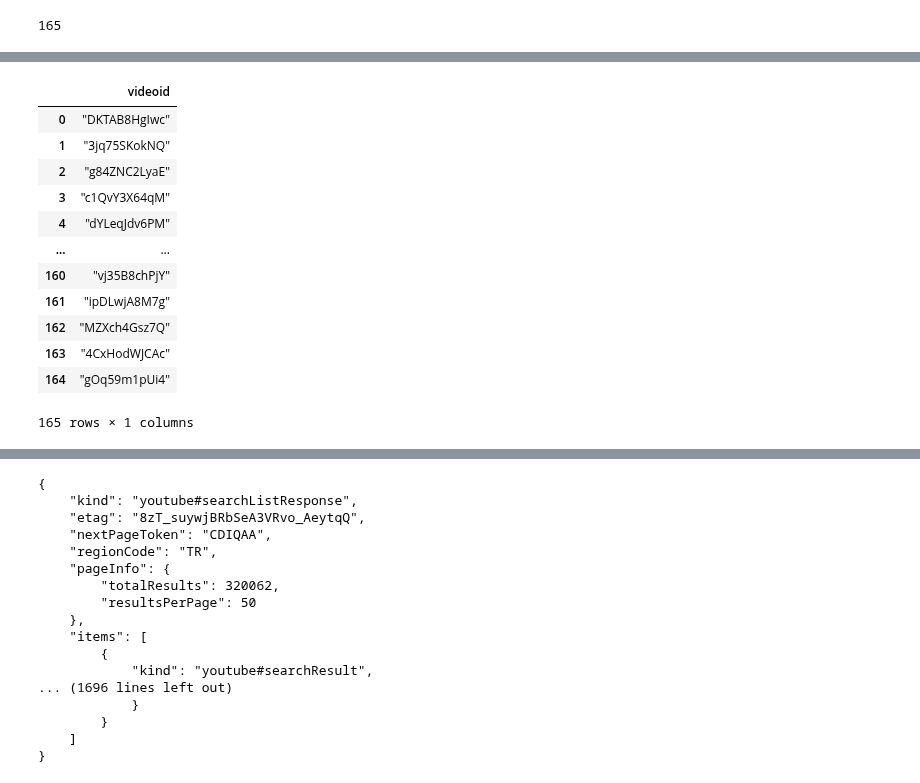
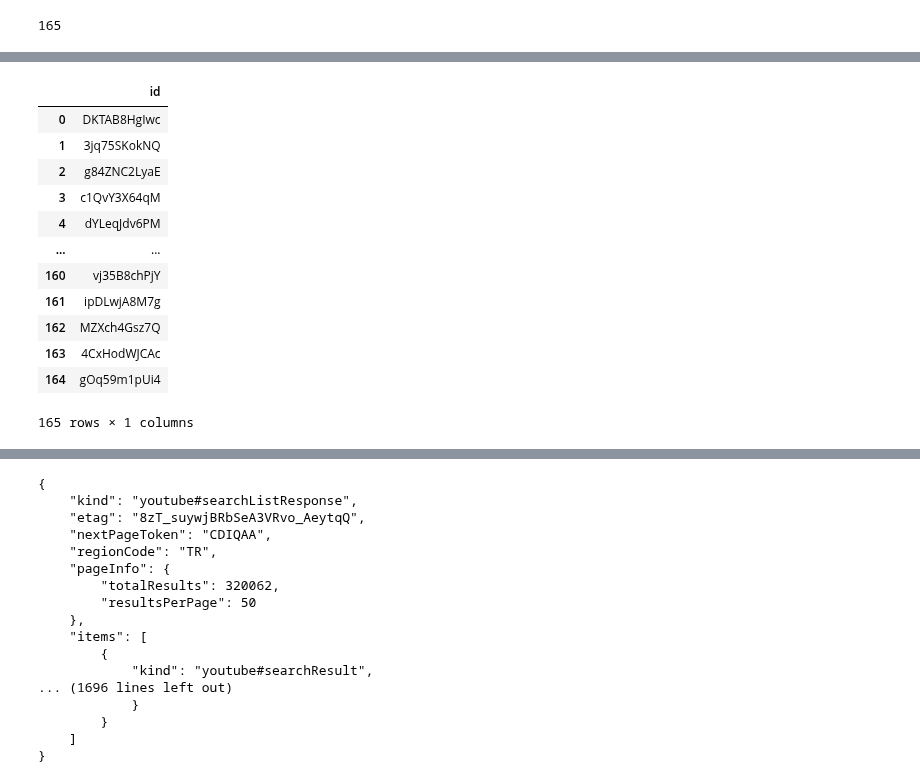
Before and after one commit to fidanfatih/Natural-Language-Processing, a Jupyter notebook: Hand On/Youtube Api/Youtube API.ipynb, the cells around one changed output, grey strips where cells are left out. Saved outputs shown, nothing was run; the diff lists cells and outputs as text; code cells hidden in the pictures.

```diff
--- a/Hand On/Youtube Api/Youtube API.ipynb
+++ b/Hand On/Youtube Api/Youtube API.ipynb
@@ -280,20 +280,20 @@ df
 | 164 | "videoId": "gOq59m1pUi4" |
 165 rows × 1 columns
 # %%
-df.videoid = df.videoid.str.split(':', expand=True)[1].astype(str)
+videoid_df.id = videoid_df.id.str.split(':', expand=True)[1].astype(str)
+videoid_df.id = videoid_df.id.str.replace('[^\w\s]','')
+videoid_df
+# %% [output]
+|  | id |
+| 0 | DKTAB8HgIwc |
+| 1 | 3jq75SKokNQ |
+| 2 | g84ZNC2LyaE |
+| 3 | c1QvY3X64qM |
+| 4 | dYLeqJdv6PM |
+| ... | ... |
+| 160 | vj35B8chPjY |
+| 161 | ipDLwjA8M7g |
+| 162 | MZXch4Gsz7Q |
+| 163 | 4CxHodWJCAc |
+| 164 | gOq59m1pUi4 |
+165 rows × 1 columns
-# %%
-df
-# %% [output]
-|  | videoid |
-| 0 | "DKTAB8HgIwc" |
-| 1 | "3jq75SKokNQ" |
-| 2 | "g84ZNC2LyaE" |
-| 3 | "c1QvY3X64qM" |
-| 4 | "dYLeqJdv6PM" |
-| ... | ... |
-| 160 | "vj35B8chPjY" |
-| 161 | "ipDLwjA8M7g" |
-| 162 | "MZXch4Gsz7Q" |
-| 163 | "4CxHodWJCAc" |
-| 164 | "gOq59m1pUi4" |
-165 rows × 1 columns
```
Also changed, not shown: parts of 7 cells of this notebook, 2 other files.
